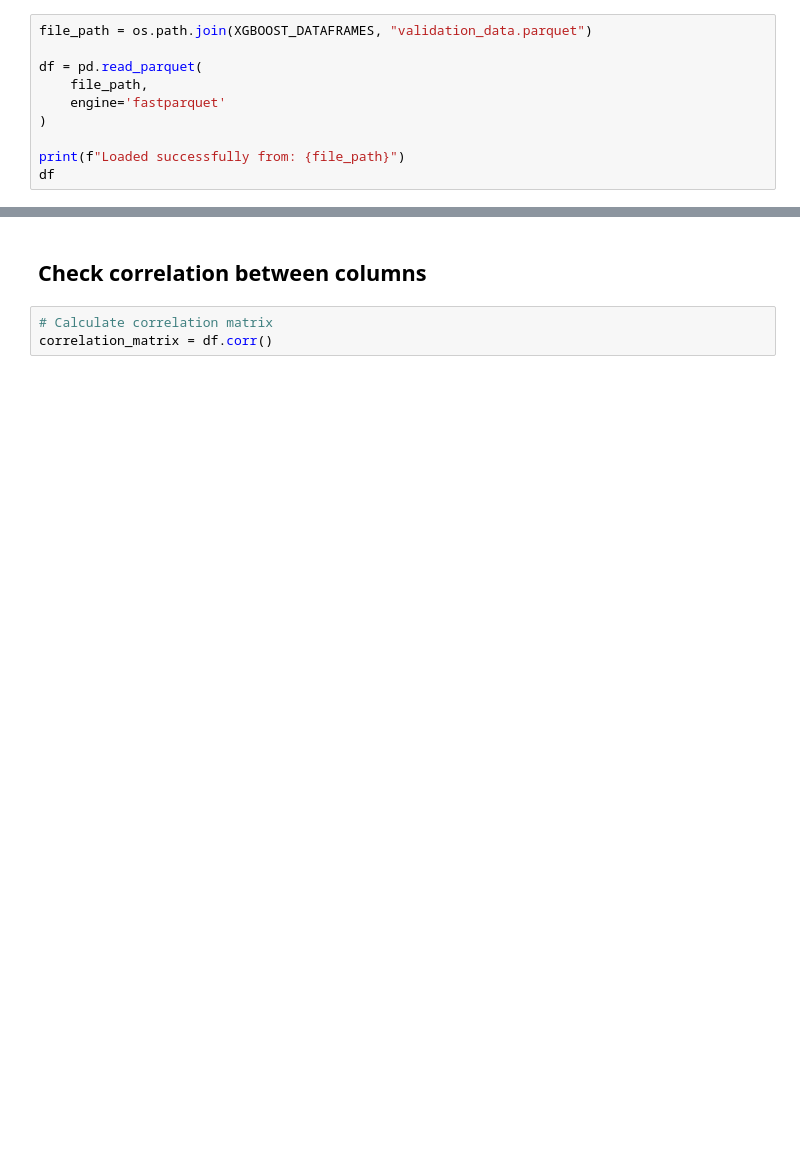
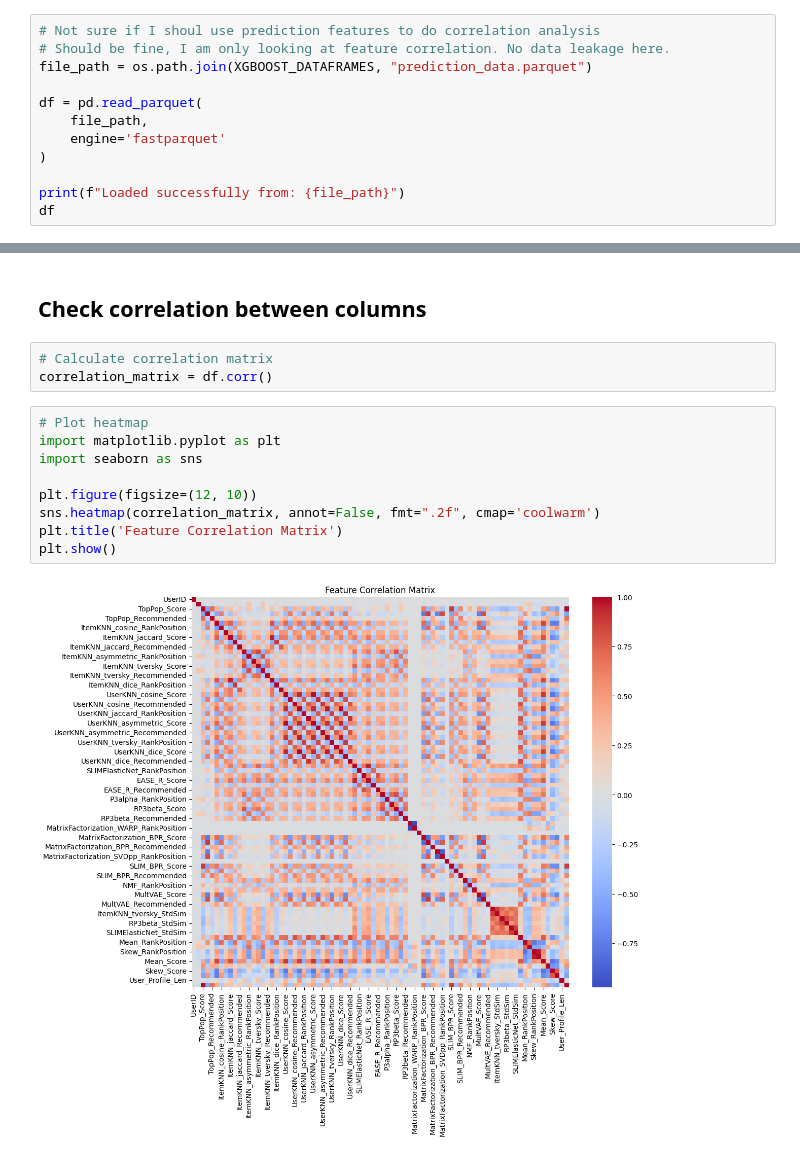
Before and after one commit to Lv1g1/RecSys-Challenge-2025, a Jupyter notebook: Challenge/xg_boost/explore_dataframes.ipynb, the cells around one changed output, grey strips where cells are left out. Saved outputs shown, nothing was run; the diff lists cells and outputs as text; blank space fills up the shorter version.

```diff
--- a/Challenge/xg_boost/explore_dataframes.ipynb
+++ b/Challenge/xg_boost/explore_dataframes.ipynb
@@ -70,7 +75,9 @@ from Challenge.paths import XGBOOST_DATAFRAMES
 # %% [markdown]
 ## **Load Dataframes**
 # %%
-file_path = os.path.join(XGBOOST_DATAFRAMES, "validation_data.parquet")
+# Not sure if I shoul use prediction features to do correlation analysis
+# Should be fine, I am only looking at feature correlation. No data leakage here.
+file_path = os.path.join(XGBOOST_DATAFRAMES, "prediction_data.parquet")
 
 df = pd.read_parquet(
     file_path,
@@ -84,3 +106,14 @@ df
 # %%
 # Calculate correlation matrix
 correlation_matrix = df.corr()
+# %%
+# Plot heatmap
+import matplotlib.pyplot as plt
+import seaborn as sns
+
+plt.figure(figsize=(12, 10))
+sns.heatmap(correlation_matrix, annot=False, fmt=".2f", cmap='coolwarm')
+plt.title('Feature Correlation Matrix')
+plt.show()
+# %% [output]
+[figure, added]
```
Also changed, not shown: parts of 20 cells of this notebook, 3 other files.
